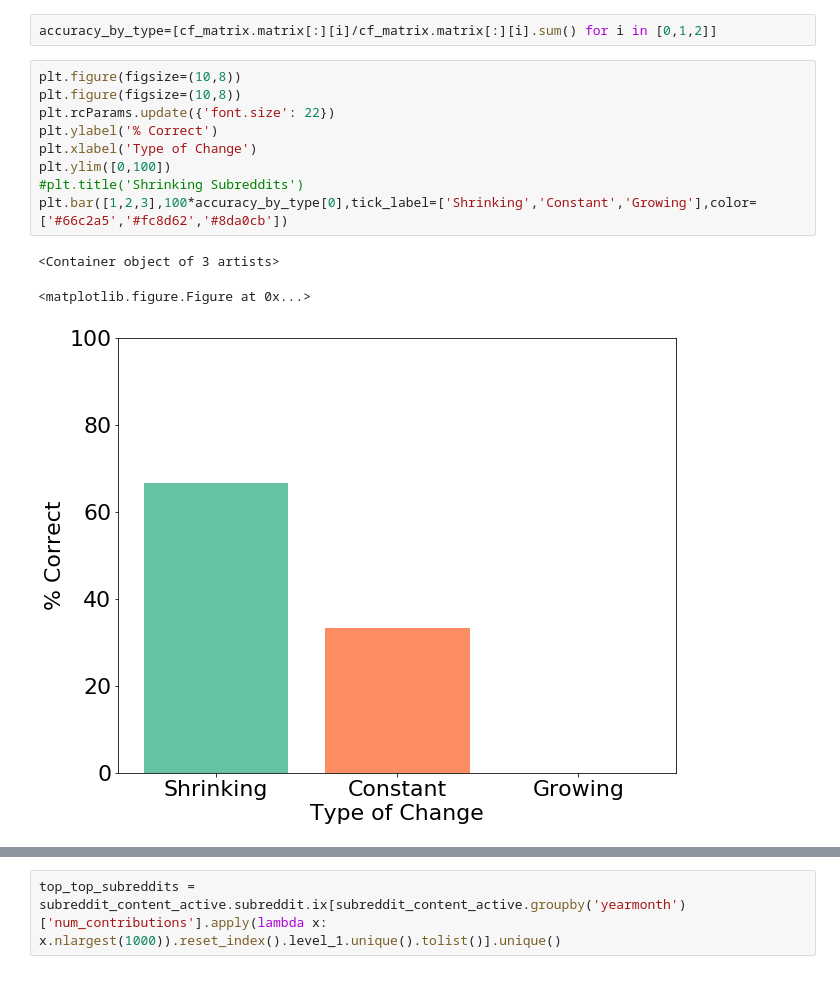
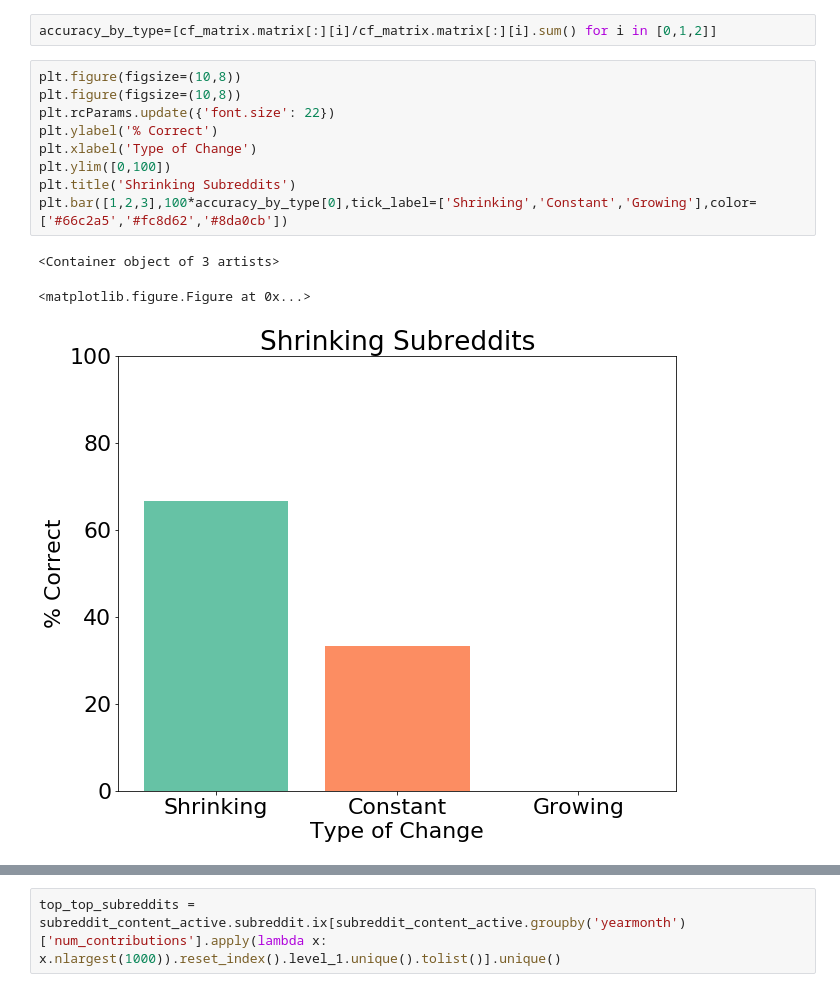
Before and after one commit to tharrington923/rCheckUp, a Jupyter notebook: code/ARMA_models.ipynb, the cells around one changed output, grey strips where cells are left out. Drawn from its saved outputs; the diff is of its cells as text.

```diff
--- a/code/ARMA_models.ipynb
+++ b/code/ARMA_models.ipynb
@@ -595,16 +595,16 @@ accuracy_by_type=[cf_matrix.matrix[:][i]/cf_matrix.matrix[:][i].sum() for i in [
 # %%
 plt.figure(figsize=(10,8))
 plt.figure(figsize=(10,8))
 plt.rcParams.update({'font.size': 22})
 plt.ylabel('% Correct')
 plt.xlabel('Type of Change')
 plt.ylim([0,100])
-#plt.title('Shrinking Subreddits')
+plt.title('Shrinking Subreddits')
 plt.bar([1,2,3],100*accuracy_by_type[0],tick_label=['Shrinking','Constant','Growing'],color=['#66c2a5','#fc8d62','#8da0cb'])
 # %% [output]
 <Container object of 3 artists>
 <matplotlib.figure.Figure at 0x...>
-[figure, old version]
+[figure, new version]
 # %%
 plt.figure(figsize=(10,8))
 plt.figure(figsize=(10,8))
```
Also changed, not shown: parts of 2 cells of this notebook, 6 other files.
